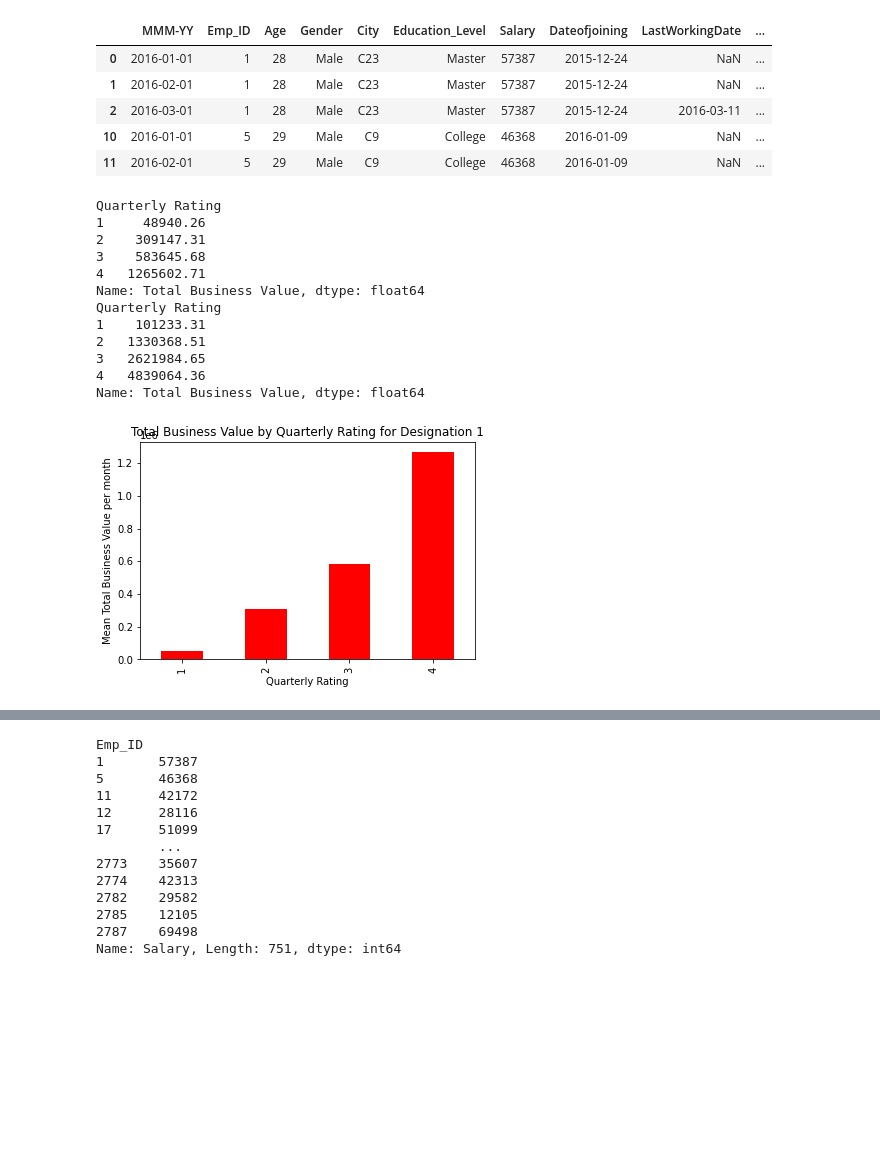
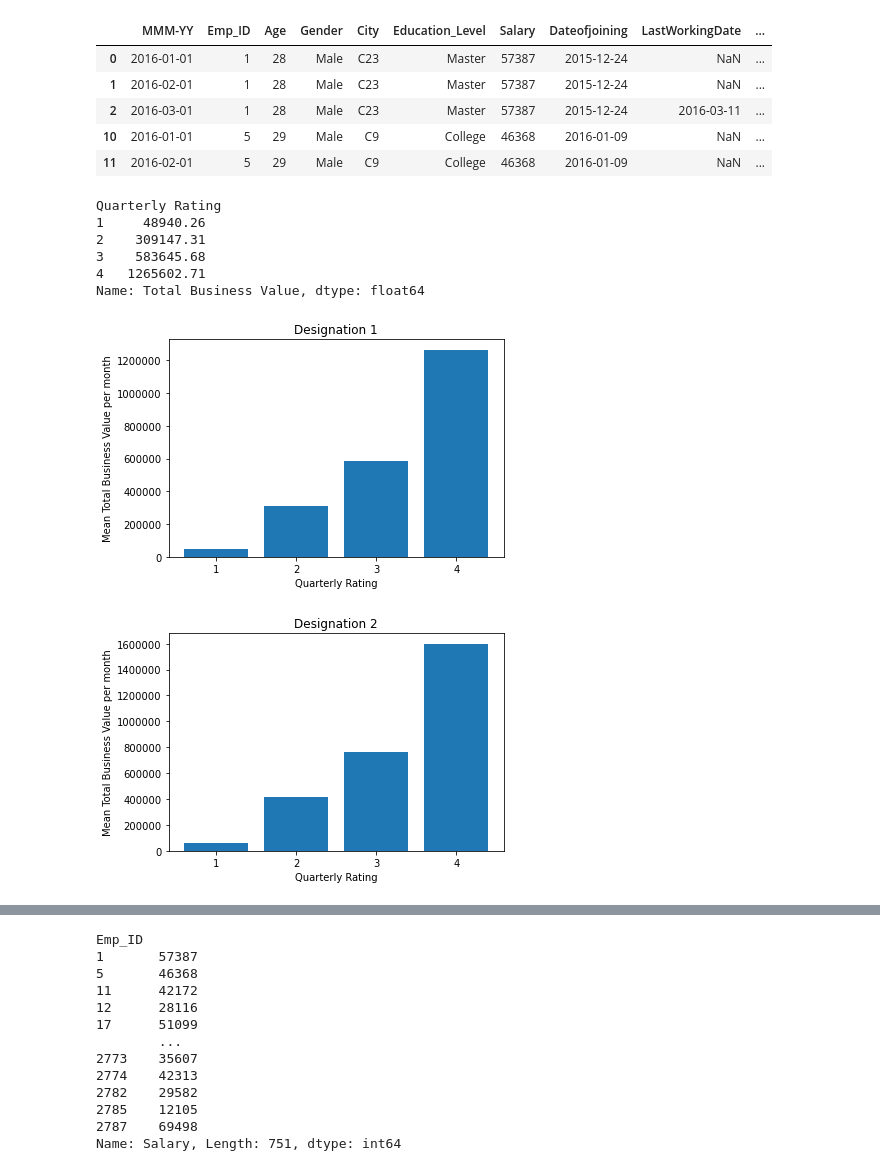
Before and after one commit to shanCH3n/Project1-DAbootcamp-Grp2, a Jupyter notebook: 01_Data/EmployeeAttrition_Designation.ipynb, the cells around one changed output, grey strips where cells are left out. Cells and saved outputs as stored; diff of their text form; code cells hidden in the pictures; blank space fills up the shorter version.

```diff
--- a/01_Data/EmployeeAttrition_Designation.ipynb
+++ b/01_Data/EmployeeAttrition_Designation.ipynb
@@ -48,7 +48,6 @@ d3_gr = des3_df.groupby('Quarterly Rating')['Total Business Value'].mean()
 d4_gr = des4_df.groupby('Quarterly Rating')['Total Business Value'].mean()
 d5_gr = des5_df.groupby('Quarterly Rating')['Total Business Value'].mean()
 print(d1_gr)
-print(d5_gr)
 # %% [output]
 Quarterly Rating
 1     48940.26
@@ -56,9 +55,3 @@ Quarterly Rating
 3    583645.68
 4   1265602.71
 Name: Total Business Value, dtype: float64
-Quarterly Rating
-1    101233.31
-2   1330368.51
-3   2621984.65
-4   4839064.36
-Name: Total Business Value, dtype: float64
@@ -65,12 +66,21 @@ Name: Total Business Value, dtype: float64
 # %%
-pd.options.display.float_format = '{:.2f}'.format
+# pd.options.display.float_format = '{:.2f}'.format
 # Why won't this display the correct values on y axis? They are printed correctly above.
 
-Fig_d1 = d1_gr.plot(kind='bar', facecolor='red',title='Total Business Value by Quarterly Rating for Designation 1')
-Fig_d1.set_xlabel('Quarterly Rating')
-Fig_d1.set_ylabel('Mean Total Business Value per month')
-xtick=d1_gr.index
-# fig, ax = plt.subplots(4)
+# Fig_d1 = d1_gr.plot(kind='bar', facecolor='red',title='Total Business Value by Quarterly Rating for Designation 1')
+# Fig_d1.set_xlabel('Quarterly Rating')
+# Fig_d1.set_ylabel('Mean Total Business Value per month')
+
+# plt.ticklabel_format(style='plain')
+# xticks=(d1_gr.index)
+
+rating = range(1,5,1)
+plt.bar(rating,d1_gr)
+plt.xticks(d1_gr.index)
+plt.ticklabel_format(style='plain')
+plt.title('Designation 1')
+plt.ylabel('Mean Total Business Value per month')
+plt.xlabel('Quarterly Rating')
 plt.show()
 # %% [output]
-[figure, old version]
+[figure, new version]
@@ -79,0 +101,11 @@ plt.show()
+# %%
+rating = range(1,5,1)
+plt.bar(rating,d2_gr)
+plt.xticks(d2_gr.index)
+plt.ticklabel_format(style='plain')
+plt.title('Designation 2')
+plt.ylabel('Mean Total Business Value per month')
+plt.xlabel('Quarterly Rating')
+plt.show()
+# %% [output]
+[figure, added]
```
Also changed, not shown: parts of 23 cells of this notebook.
